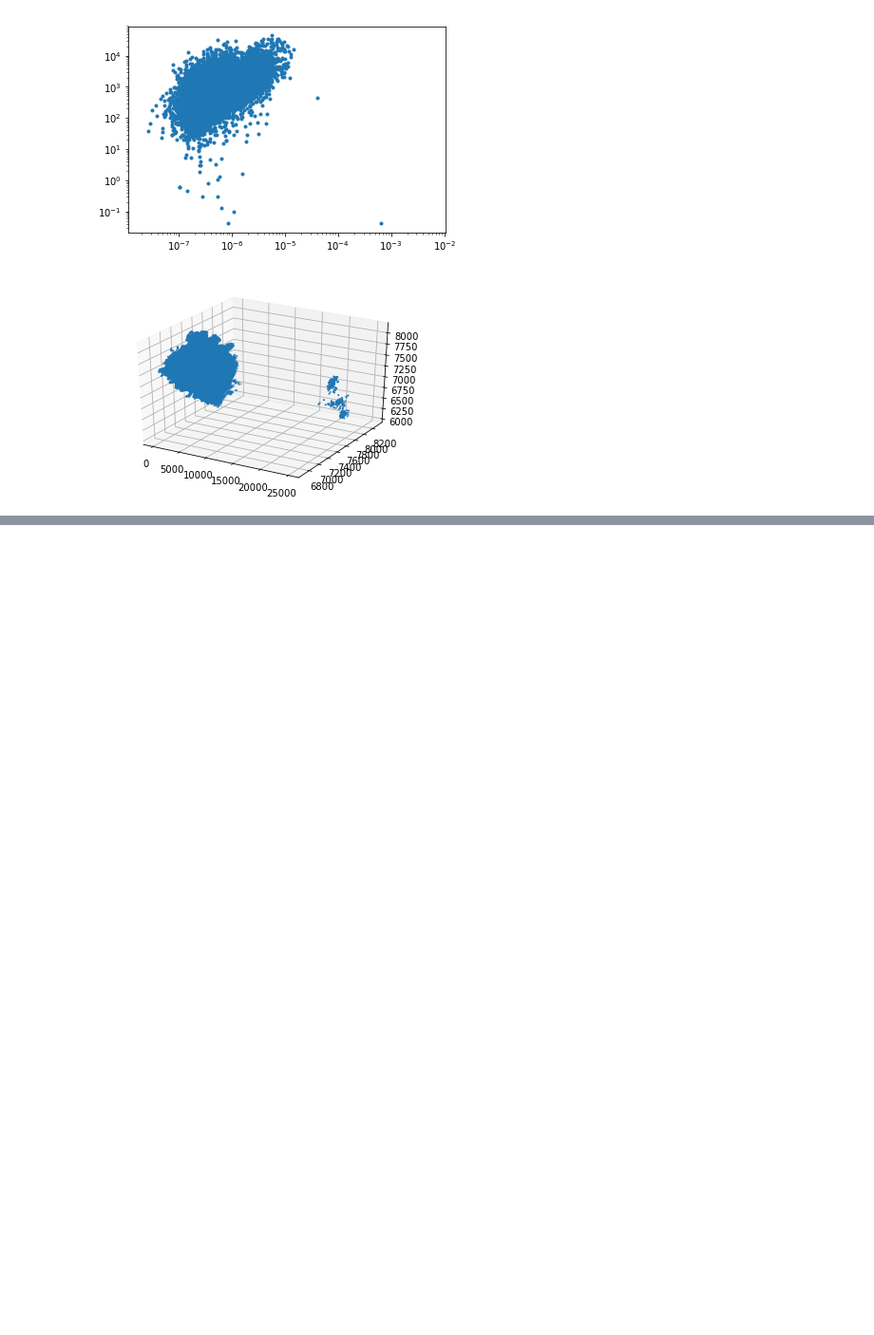
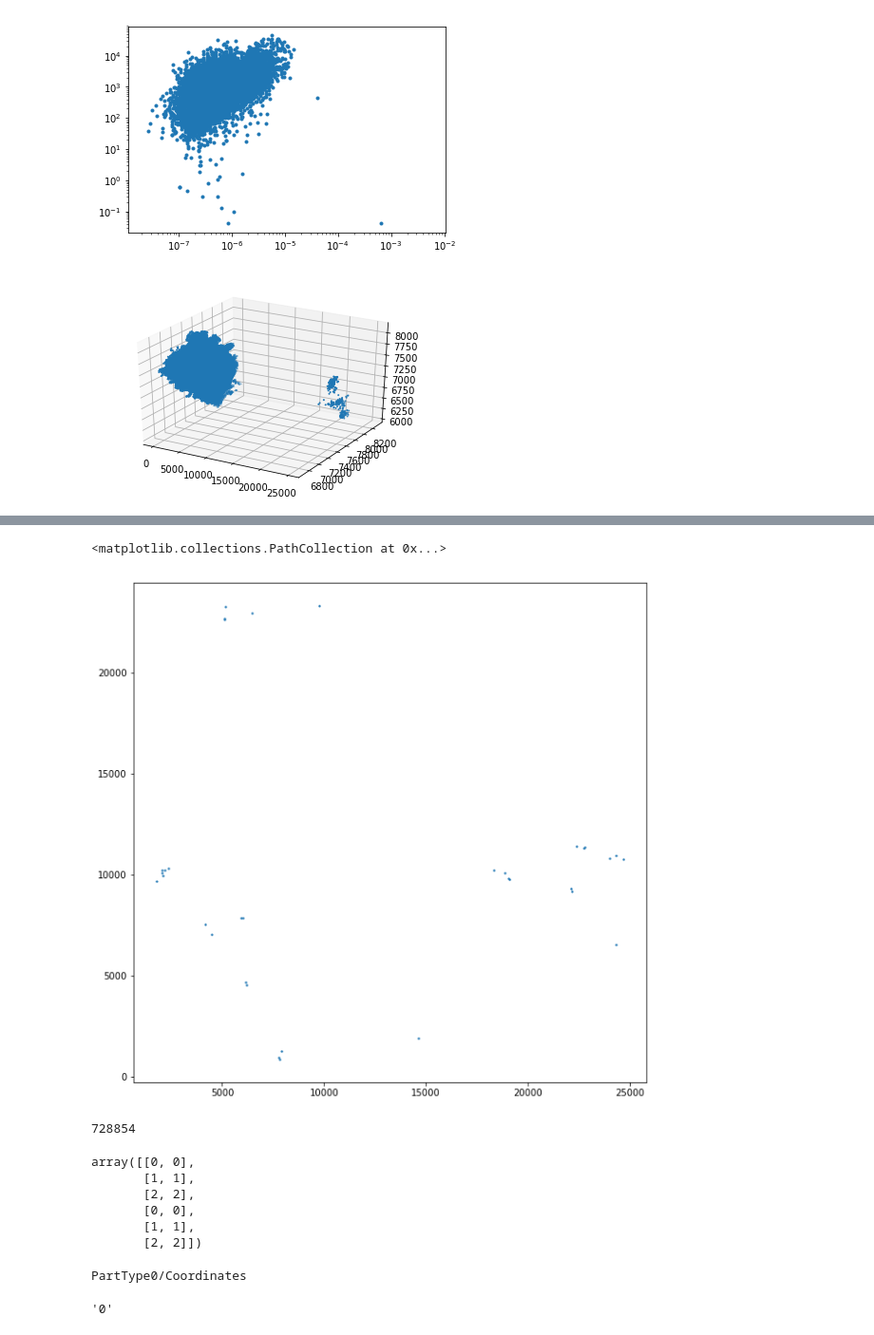
Before and after one commit to Daniel-Montenegro/Thesis, a Jupyter notebook: task0/SimulationData.ipynb, the cells around one changed output, grey strips where cells are left out. Shown at 95% size. Cells and saved outputs as stored; diff of their text form; code cells hidden in the pictures; blank space fills up the shorter version.

```diff
--- a/task0/SimulationData.ipynb
+++ b/task0/SimulationData.ipynb
@@ -64,0 +125,10 @@ array([ 7547.94498609,  7548.53316998,  7546.7664858 , ...,  6999.23688569,
+# %%
+plt.figure(figsize = (10,10))
+plt.scatter(data["Coordinates"][:,0], data["Coordinates"][:,1], s = 2 )
+# %% [output]
+<matplotlib.collections.PathCollection at 0x...>
+[figure, added]
+# %%
+2*364427
+# %% [output]
+728854
@@ -64,0 +139,20 @@ array([ 7547.94498609,  7548.53316998,  7546.7664858 , ...,  6999.23688569,
+# %%
+np.append(Y, Y).reshape( (6,2) )
+# %% [output]
+array([[0, 0],
+       [1, 1],
+       [2, 2],
+       [0, 0],
+       [1, 1],
+       [2, 2]])
+# %%
+Ptype = 0
+field = 'Coordinates'
+final_field = 'PartType'+str(Ptype)+'/'+field
+print(final_field)
+# %% [output]
+PartType0/Coordinates
+# %%
+str(0)
+# %% [output]
+'0'
```
Also changed, not shown: parts of 6 cells of this notebook.
